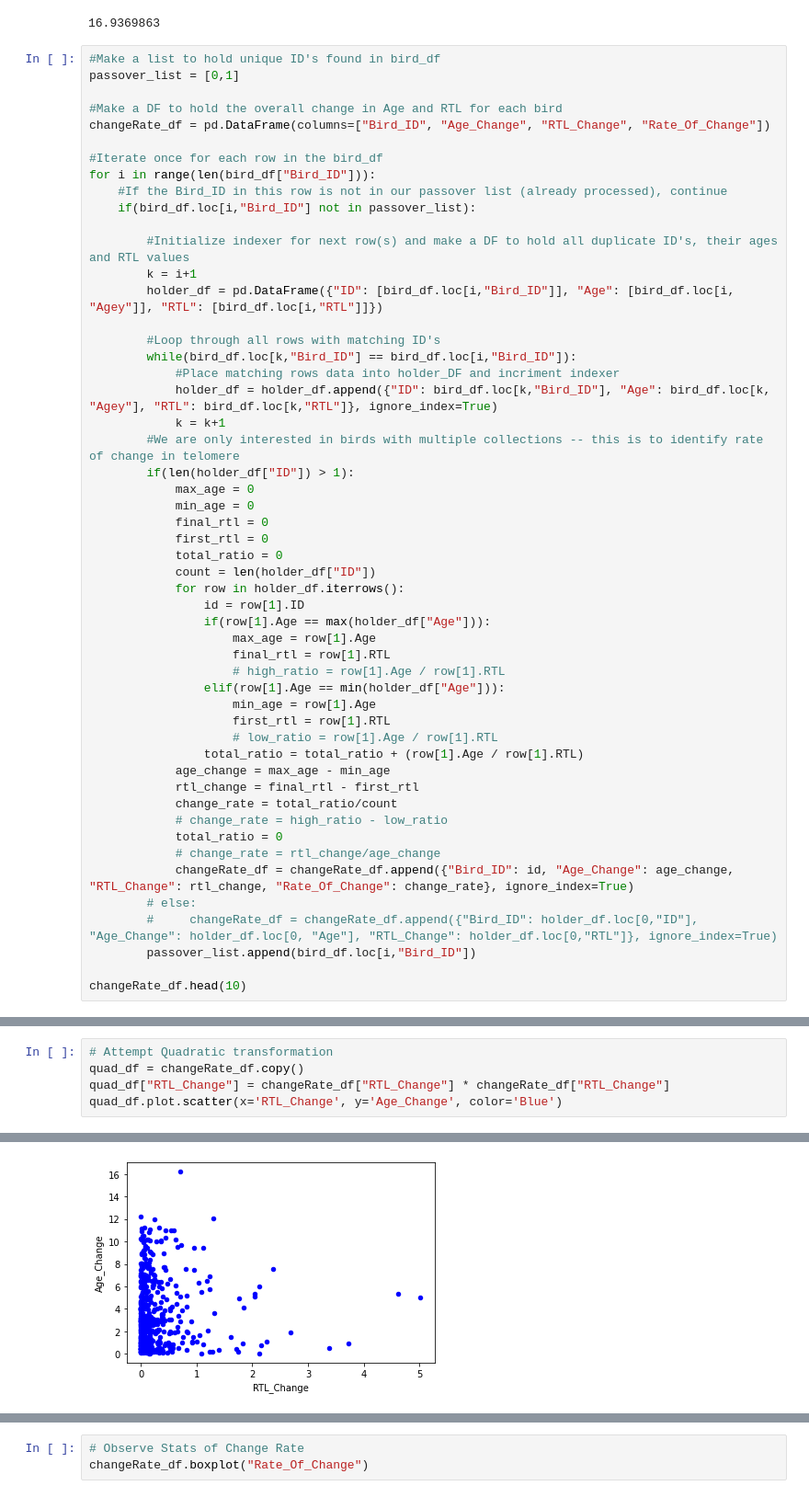
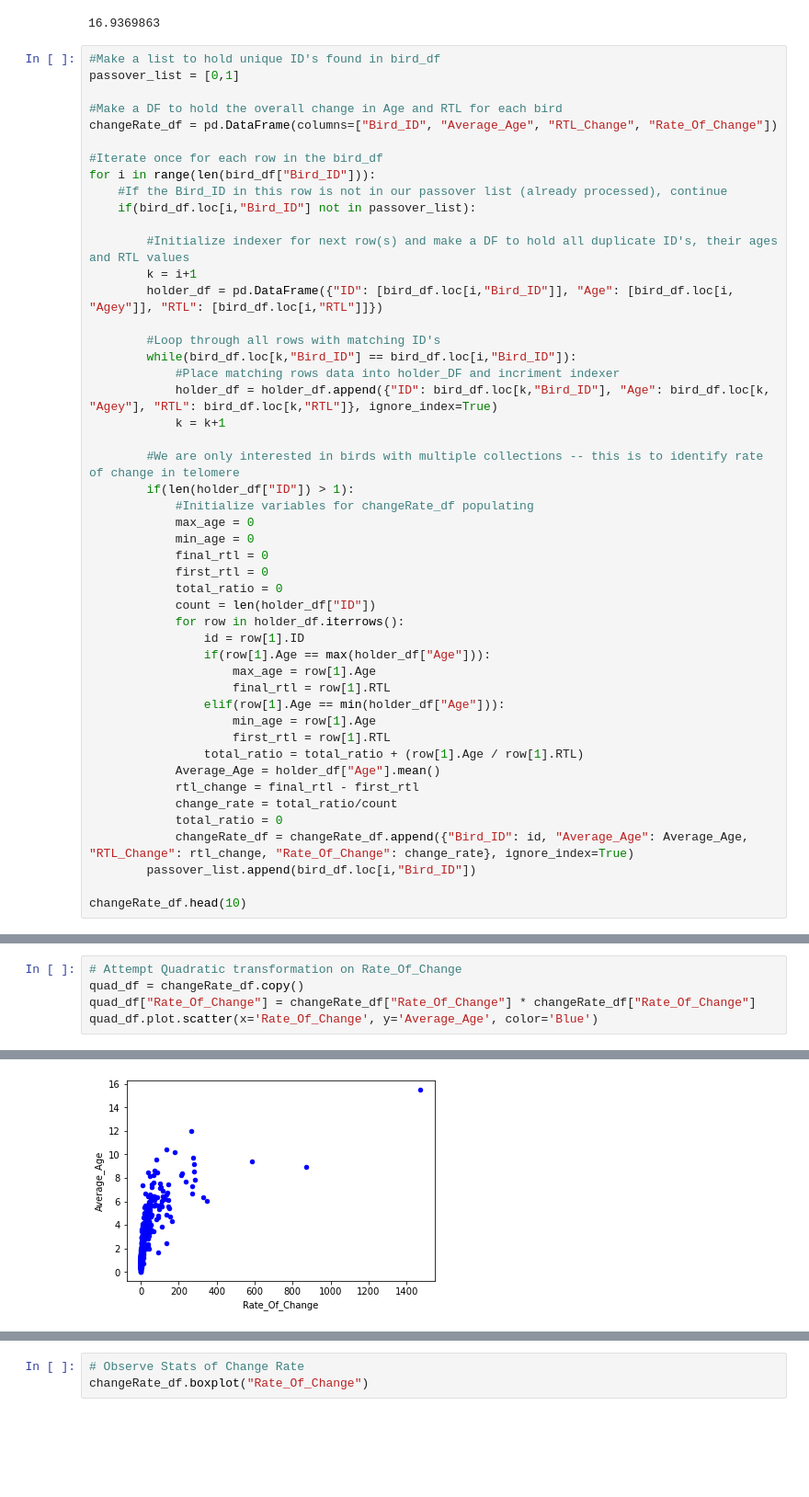
Before and after one commit to Rdassy/Predictive_Senescence, a Jupyter notebook: Resources/Notebook/teloRateOfChange.ipynb, the cells around one changed output, grey strips where cells are left out. Shown at 92% size. Drawn from its saved outputs; the diff is of its cells as text; blank space fills up the shorter version.

```diff
--- a/Resources/Notebook/teloRateOfChange.ipynb
+++ b/Resources/Notebook/teloRateOfChange.ipynb
@@ -63,7 +58,7 @@ max(bird_df["Agey"])
 passover_list = [0,1]
 
 #Make a DF to hold the overall change in Age and RTL for each bird
-changeRate_df = pd.DataFrame(columns=["Bird_ID", "Age_Change", "RTL_Change", "Rate_Of_Change"])
+changeRate_df = pd.DataFrame(columns=["Bird_ID", "Average_Age", "RTL_Change", "Rate_Of_Change"])
 
 #Iterate once for each row in the bird_df
 for i in range(len(bird_df["Bird_ID"])):
@@ -79,8 +74,10 @@ for i in range(len(bird_df["Bird_ID"])):
             #Place matching rows data into holder_DF and incriment indexer
             holder_df = holder_df.append({"ID": bird_df.loc[k,"Bird_ID"], "Age": bird_df.loc[k, "Agey"], "RTL": bird_df.loc[k,"RTL"]}, ignore_index=True)
             k = k+1
+
         #We are only interested in birds with multiple collections -- this is to identify rate of change in telomere
         if(len(holder_df["ID"]) > 1):
+            #Initialize variables for changeRate_df populating
             max_age = 0
             min_age = 0
             final_rtl = 0
@@ -92,21 +89,15 @@ for i in range(len(bird_df["Bird_ID"])):
                 if(row[1].Age == max(holder_df["Age"])):
                     max_age = row[1].Age
                     final_rtl = row[1].RTL
-                    # high_ratio = row[1].Age / row[1].RTL
                 elif(row[1].Age == min(holder_df["Age"])):
                     min_age = row[1].Age
                     first_rtl = row[1].RTL
-                    # low_ratio = row[1].Age / row[1].RTL
                 total_ratio = total_ratio + (row[1].Age / row[1].RTL)
-            age_change = max_age - min_age
+            Average_Age = holder_df["Age"].mean()
             rtl_change = final_rtl - first_rtl
             change_rate = total_ratio/count
-            # change_rate = high_ratio - low_ratio
             total_ratio = 0
-            # change_rate = rtl_change/age_change
-            changeRate_df = changeRate_df.append({"Bird_ID": id, "Age_Change": age_change, "RTL_Change": rtl_change, "Rate_Of_Change": change_rate}, ignore_index=True)
-        # else:
-        #     changeRate_df = changeRate_df.append({"Bird_ID": holder_df.loc[0,"ID"], "Age_Change": holder_df.loc[0, "Age"], "RTL_Change": holder_df.loc[0,"RTL"]}, ignore_index=True)
+            changeRate_df = changeRate_df.append({"Bird_ID": id, "Average_Age": Average_Age, "RTL_Change": rtl_change, "Rate_Of_Change": change_rate}, ignore_index=True)
         passover_list.append(bird_df.loc[i,"Bird_ID"])
 
 changeRate_df.head(10)
@@ -131,6 +122,6 @@ changeRate_df.plot.scatter(x='RTL_Change', y='Age_Change', color='Red')
 # %%
-# Attempt Quadratic transformation
+# Attempt Quadratic transformation on Rate_Of_Change
 quad_df = changeRate_df.copy()
-quad_df["RTL_Change"] = changeRate_df["RTL_Change"] * changeRate_df["RTL_Change"]
-quad_df.plot.scatter(x='RTL_Change', y='Age_Change', color='Blue')
+quad_df["Rate_Of_Change"] = changeRate_df["Rate_Of_Change"] * changeRate_df["Rate_Of_Change"]
+quad_df.plot.scatter(x='Rate_Of_Change', y='Average_Age', color='Blue')
 # %% [output]
@@ -138,2 +129,2 @@ quad_df.plot.scatter(x='RTL_Change', y='Age_Change', color='Blue')
-[figure, old version]
+[figure, new version]
 # %%
```
Also changed, not shown: parts of 24 cells of this notebook.
